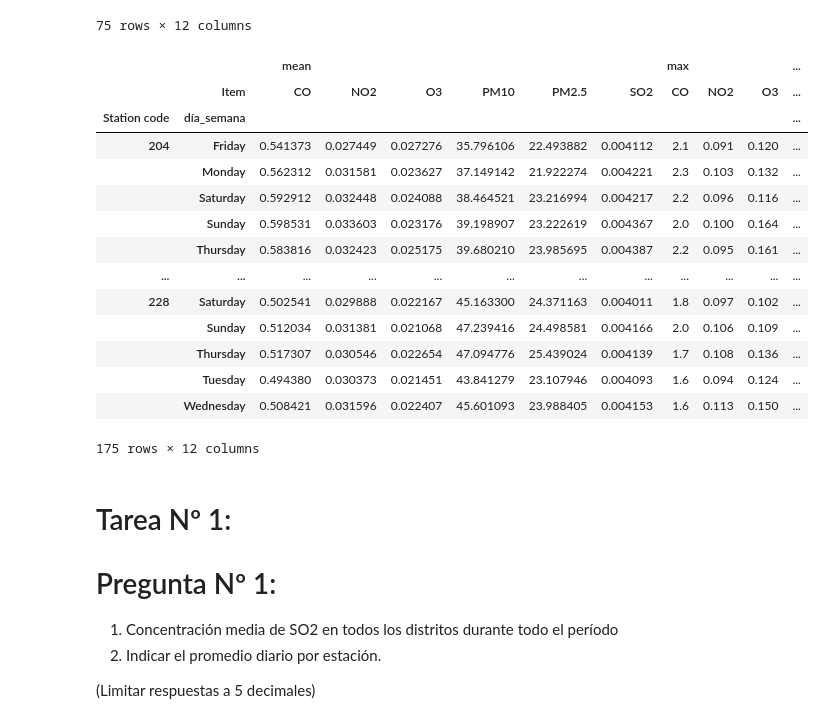
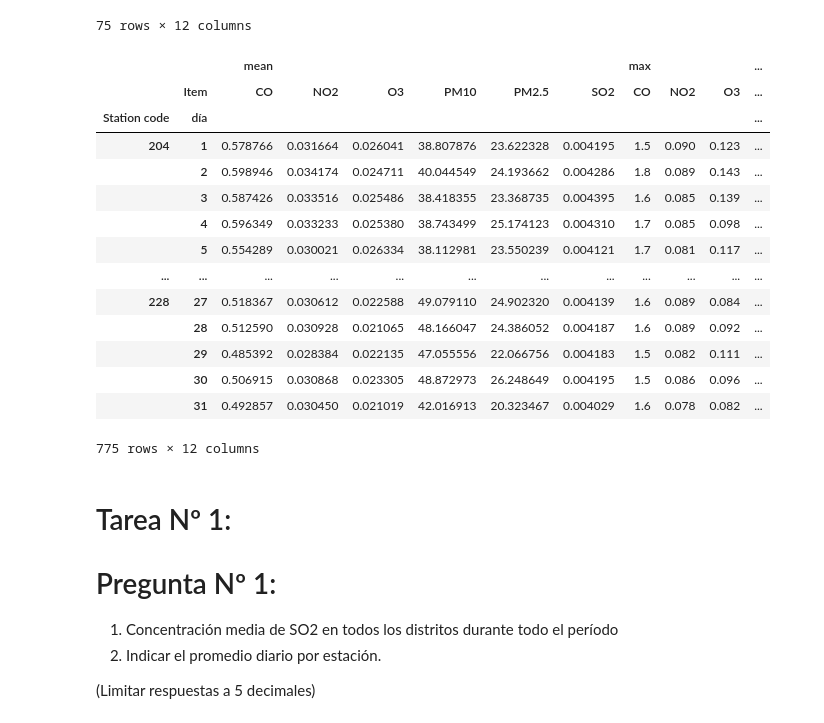
Before and after one commit to carlosgomezagrafojo/pollution-data, a Jupyter notebook: proyect_contaminacion.ipynb, the cells around one changed output. Drawn from its saved outputs; the diff is of its cells as text; code cells hidden in the pictures.

```diff
--- a/proyect_contaminacion.ipynb
+++ b/proyect_contaminacion.ipynb
@@ -201,7 +201,7 @@ Name: Measurement date, dtype: datetime64[ns]
 df_instrument["año"] = df_instrument["Measurement date"].dt.year       # Agrego la columna Año, al df_instrument
 df_instrument["mes"] = df_instrument["Measurement date"].dt.month      # Agrego la columna Mes
 df_instrument["día"] = df_instrument["Measurement date"].dt.day        # Agrego la columna Día
-df_instrument["día_semana"] = df_instrument["Measurement date"].dt.day_name()  # "Día"
+df_instrument["hora"] = df_instrument["Measurement date"].dt.hour  # "Día"
 df_instrument.head()
 # %% [output]
 |  | Measurement date | Station code | Item code | Average value | Instrument status | Item | Status | ... |
@@ -324,28 +324,28 @@ df_instrument_normal_pivot_time_Station
 # %%
 # Concentración media diaria de contaminantes por estaciones
 df_instrument_normal_pivot_time_Station = df_instrument_normal.pivot_table(
-    index= ["Station code", "día_semana"],  # Agrupar por día
+    index= ["Station code", "día"],  # Agrupar por día
     columns="Item",  # Pivotear por station code
     values="Average value",  # Agregar los valores de las mediciones
     aggfunc=["mean", "max"]  # Calcular la media y max
 )
 df_instrument_normal_pivot_time_Station
 # %% [output]
 |  |  | mean |  |  |  |  |  | max |  |  | ... |
 |  | Item | CO | NO2 | O3 | PM10 | PM2.5 | SO2 | CO | NO2 | O3 | ... |
-| Station code | día_semana |  |  |  |  |  |  |  |  |  | ... |
-| 204 | Friday | 0.541373 | 0.027449 | 0.027276 | 35.796106 | 22.493882 | 0.004112 | 2.1 | 0.091 | 0.120 | ... |
-|  | Monday | 0.562312 | 0.031581 | 0.023627 | 37.149142 | 21.922274 | 0.004221 | 2.3 | 0.103 | 0.132 | ... |
-|  | Saturday | 0.592912 | 0.032448 | 0.024088 | 38.464521 | 23.216994 | 0.004217 | 2.2 | 0.096 | 0.116 | ... |
-|  | Sunday | 0.598531 | 0.033603 | 0.023176 | 39.198907 | 23.222619 | 0.004367 | 2.0 | 0.100 | 0.164 | ... |
-|  | Thursday | 0.583816 | 0.032423 | 0.025175 | 39.680210 | 23.985695 | 0.004387 | 2.2 | 0.095 | 0.161 | ... |
+| Station code | día |  |  |  |  |  |  |  |  |  | ... |
+| 204 | 1 | 0.578766 | 0.031664 | 0.026041 | 38.807876 | 23.622328 | 0.004195 | 1.5 | 0.090 | 0.123 | ... |
+|  | 2 | 0.598946 | 0.034174 | 0.024711 | 40.044549 | 24.193662 | 0.004286 | 1.8 | 0.089 | 0.143 | ... |
+|  | 3 | 0.587426 | 0.033516 | 0.025486 | 38.418355 | 23.368735 | 0.004395 | 1.6 | 0.085 | 0.139 | ... |
+|  | 4 | 0.596349 | 0.033233 | 0.025380 | 38.743499 | 25.174123 | 0.004310 | 1.7 | 0.085 | 0.098 | ... |
+|  | 5 | 0.554289 | 0.030021 | 0.026334 | 38.112981 | 23.550239 | 0.004121 | 1.7 | 0.081 | 0.117 | ... |
 | ... | ... | ... | ... | ... | ... | ... | ... | ... | ... | ... | ... |
-| 228 | Saturday | 0.502541 | 0.029888 | 0.022167 | 45.163300 | 24.371163 | 0.004011 | 1.8 | 0.097 | 0.102 | ... |
-|  | Sunday | 0.512034 | 0.031381 | 0.021068 | 47.239416 | 24.498581 | 0.004166 | 2.0 | 0.106 | 0.109 | ... |
-|  | Thursday | 0.517307 | 0.030546 | 0.022654 | 47.094776 | 25.439024 | 0.004139 | 1.7 | 0.108 | 0.136 | ... |
-|  | Tuesday | 0.494380 | 0.030373 | 0.021451 | 43.841279 | 23.107946 | 0.004093 | 1.6 | 0.094 | 0.124 | ... |
-|  | Wednesday | 0.508421 | 0.031596 | 0.022407 | 45.601093 | 23.988405 | 0.004153 | 1.6 | 0.113 | 0.150 | ... |
+| 228 | 27 | 0.518367 | 0.030612 | 0.022588 | 49.079110 | 24.902320 | 0.004139 | 1.6 | 0.089 | 0.084 | ... |
+|  | 28 | 0.512590 | 0.030928 | 0.021065 | 48.166047 | 24.386052 | 0.004187 | 1.6 | 0.089 | 0.092 | ... |
+|  | 29 | 0.485392 | 0.028384 | 0.022135 | 47.055556 | 22.066756 | 0.004183 | 1.5 | 0.082 | 0.111 | ... |
+|  | 30 | 0.506915 | 0.030868 | 0.023305 | 48.872973 | 26.248649 | 0.004195 | 1.5 | 0.086 | 0.096 | ... |
+|  | 31 | 0.492857 | 0.030450 | 0.021019 | 42.016913 | 20.323467 | 0.004029 | 1.6 | 0.078 | 0.082 | ... |
-175 rows × 12 columns
+775 rows × 12 columns
 # %% [markdown]
 # Tarea Nº 1:
 # Pregunta Nº 1:
```
Also changed, not shown: parts of 18 cells of this notebook.
